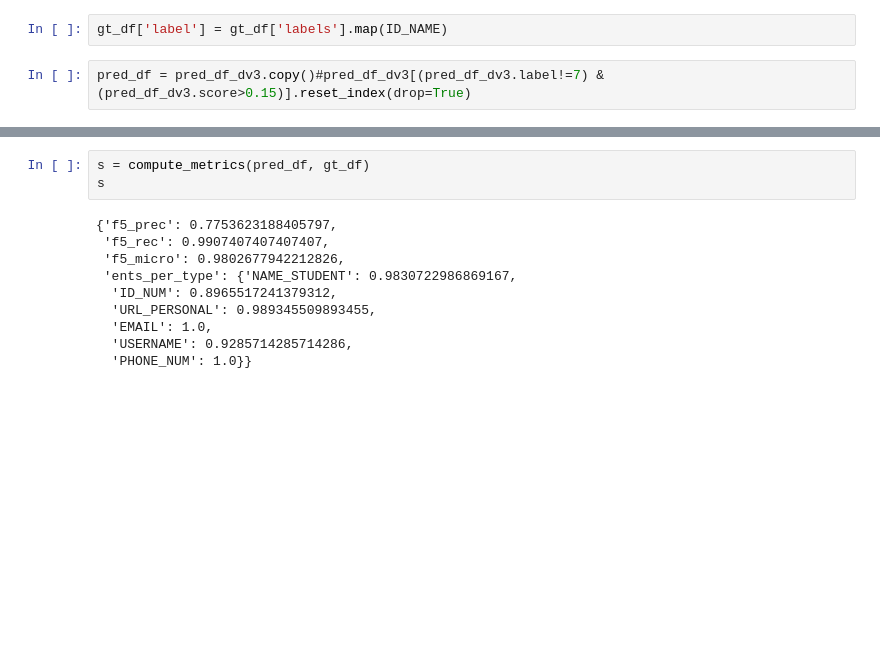
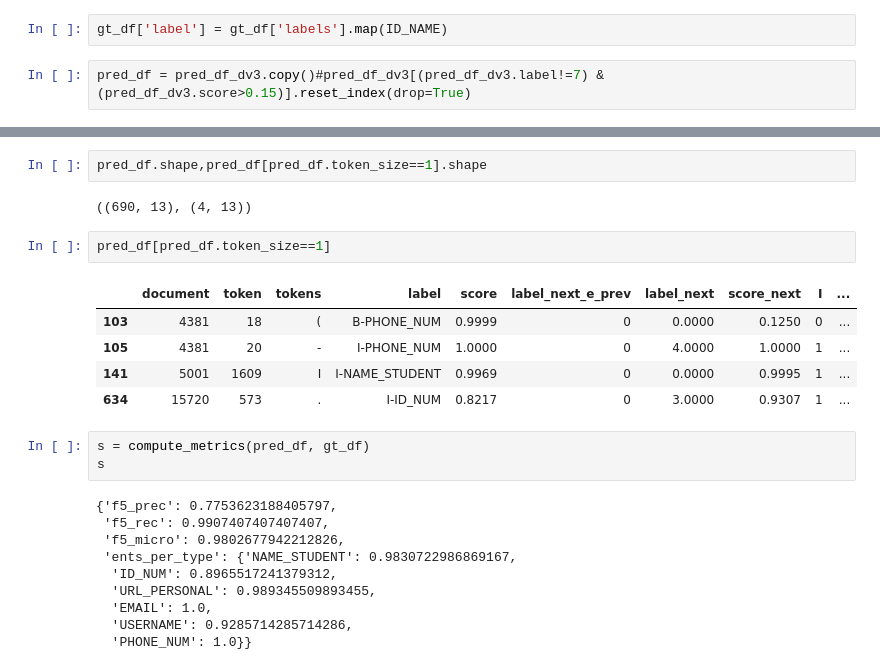
Before and after one commit to amedprof/PII-Data-Detection, a Jupyter notebook: notebook/inference.ipynb, the cells around one changed output, grey strips where cells are left out. Saved outputs shown, nothing was run; the diff lists cells and outputs as text; blank space fills up the shorter version.

```diff
--- a/notebook/inference.ipynb
+++ b/notebook/inference.ipynb
@@ -337,3 +375,15 @@ pred_df = make_pred_df(pred_df,threshold=0.15)
+# %%
+pred_df.shape,pred_df[pred_df.token_size==1].shape
+# %% [output]
+((690, 13), (4, 13))
+# %%
+pred_df[pred_df.token_size==1]
+# %% [output]
+|  | document | token | tokens | label | score | label_next_e_prev | label_next | score_next | I | ... |
+| 103 | 4381 | 18 | ( | B-PHONE_NUM | 0.9999 | 0 | 0.0000 | 0.1250 | 0 | ... |
+| 105 | 4381 | 20 | - | I-PHONE_NUM | 1.0000 | 0 | 4.0000 | 1.0000 | 1 | ... |
+| 141 | 5001 | 1609 | I | I-NAME_STUDENT | 0.9969 | 0 | 0.0000 | 0.9995 | 1 | ... |
+| 634 | 15720 | 573 | . | I-ID_NUM | 0.8217 | 0 | 3.0000 | 0.9307 | 1 | ... |
 # %%
 s = compute_metrics(pred_df, gt_df)
 s
```
Also changed, not shown: parts of 18 cells of this notebook, 4 other files.
